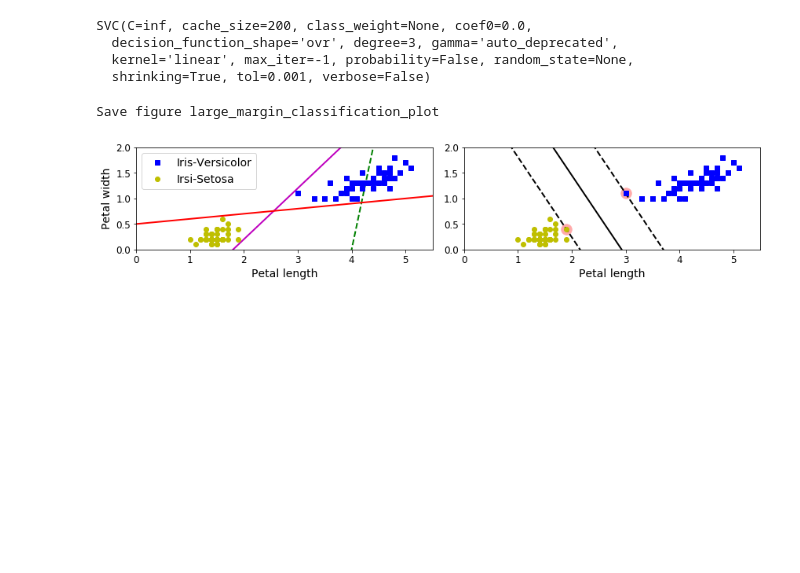
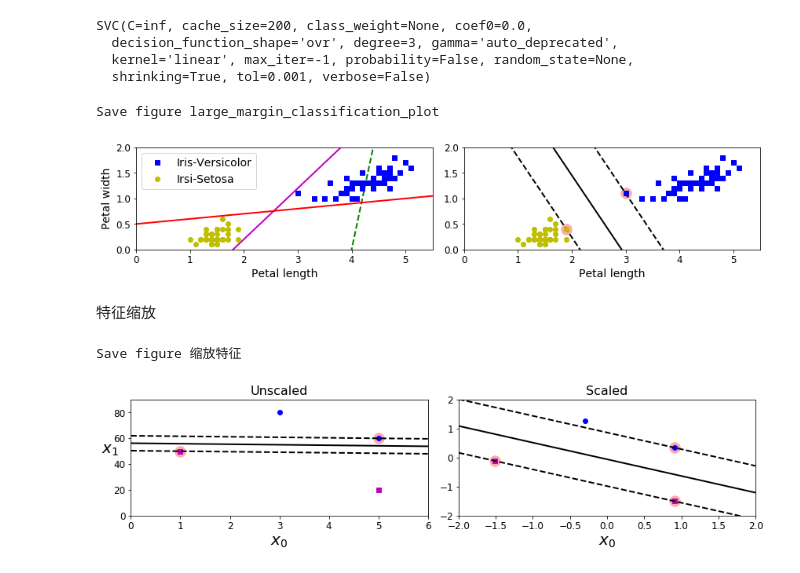
Before and after one commit to Mrscto/handson-ml-master, a Jupyter notebook: handson-ml-master/第五，支持向量机（SVM）.ipynb, the cells around one changed output. Saved outputs shown, nothing was run; the diff lists cells and outputs as text; code cells hidden in the pictures; blank space fills up the shorter version.

```diff
--- a/handson-ml-master/第五，支持向量机（SVM）.ipynb
+++ b/handson-ml-master/第五，支持向量机（SVM）.ipynb
@@ -97,3 +97,38 @@ plt.show()
 # %% [output]
 Save figure large_margin_classification_plot
 [figure]
+# %% [markdown]
+特征缩放
+# %%
+Xs = np.array([[1, 50], [5, 20], [3, 80], [5, 60]]).astype(np.float64)
+ys = np.array([0, 0, 1, 1])
+svm_clf = SVC(kernel="linear", C=100)
+svm_clf.fit(Xs, ys)
+
+plt.figure(figsize=(12, 3.2))
+plt.subplot(121)
+plt.plot(Xs[:, 0][ys==1], Xs[:, 1][ys==1], "bo")
+plt.plot(Xs[:, 0][ys==0], Xs[:, 1][ys==0], "ms")
+plot_svc_decision_boundary(svm_clf, 0, 6)
+plt.xlabel("$x_0$", fontsize=20)
+plt.ylabel("$x_1$", fontsize=20, rotation=0)
+plt.title("Unscaled", fontsize=16)
+plt.axis([0, 6, 0, 90])
+
+from sklearn.preprocessing import StandardScaler
+scaler = StandardScaler()
+X_scaled = scaler.fit_transform(Xs)
+svm_clf.fit(X_scaled, ys)
+
+plt.subplot(122)
+plt.plot(X_scaled[:, 0][ys==1], X_scaled[:, 1][ys==1], "bo")
+plt.plot(X_scaled[:, 0][ys==0], X_scaled[:, 1][ys==0], "ms")
+plot_svc_decision_boundary(svm_clf, -2, 2)
+plt.xlabel("$x_0$", fontsize=20)
+plt.title("Scaled", fontsize=16)
+plt.axis([-2, 2, -2, 2])
+
+save_fig("缩放特征")
+# %% [output]
+Save figure 缩放特征
+[figure, added]
```
Also changed, not shown: parts of 8 cells of this notebook.
